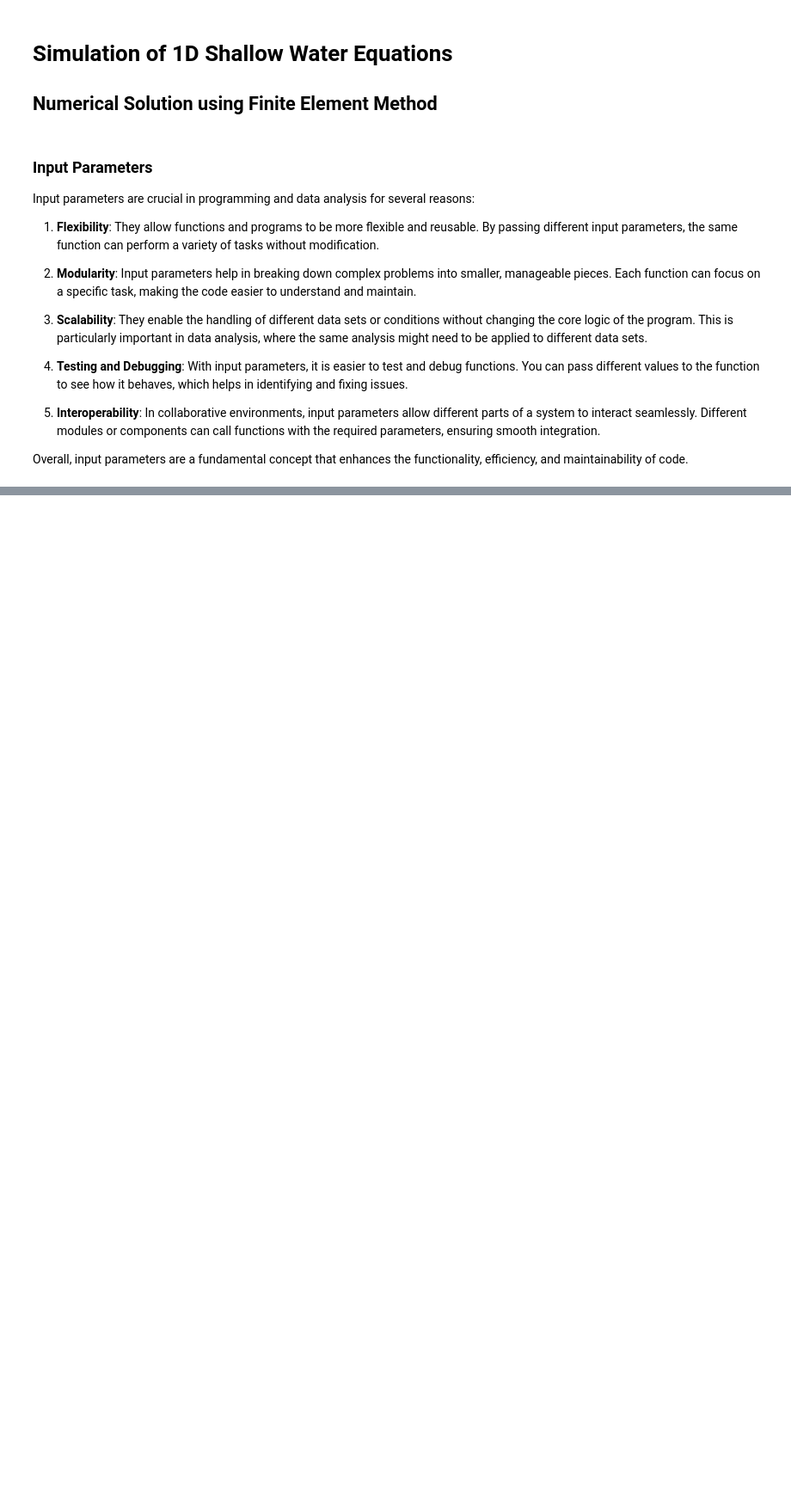
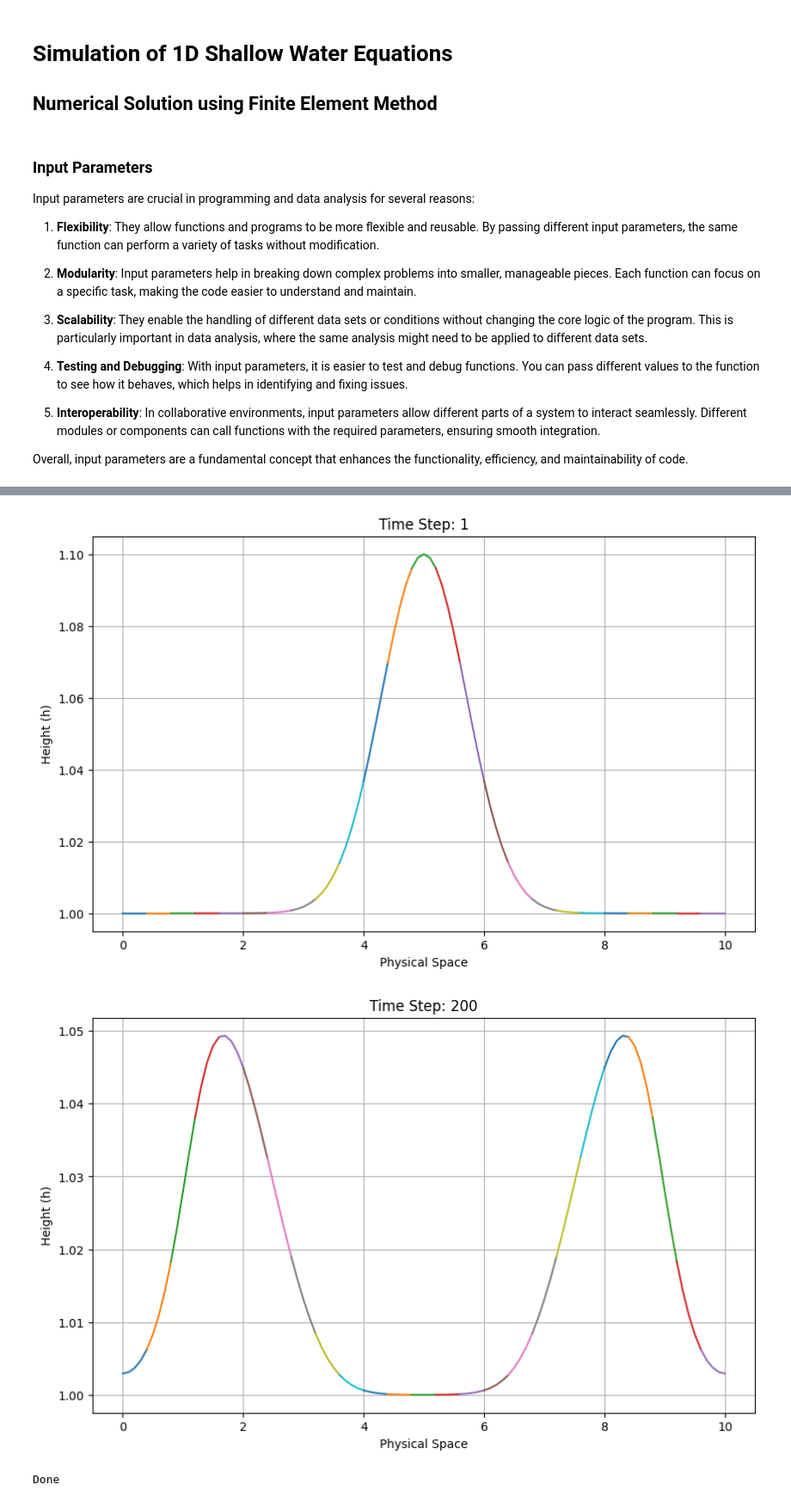
Before and after one commit to erickurquilla1999/1D-Shallow-Water-Equation, a Jupyter notebook: main.ipynb, the cells around one changed output, grey strips where cells are left out. Shown at 86% size. Cells and saved outputs as stored; diff of their text form; code cells hidden in the pictures; blank space fills up the shorter version.

Commit message:
Add plots to the time stepping loop

```diff
--- a/main.ipynb
+++ b/main.ipynb
@@ -26,18 +26,18 @@ x_initial = 0 # (m) initial domain coordinate
 x_final = 10 # (m) final domain coordinate
 
 # DG method
-N_elements= 16 # number of elements
-p_basis_order = 2 # lagrange basis order
+N_elements= 25 # number of elements
+p_basis_order = 4 # lagrange basis order
 
 # simulation time
-n_steps = 4000 # number of time steps
-t_limit = 4 # (s) simulation time limit
+n_steps = 200 # number of time steps
+t_limit = 1 # (s) simulation time limit
 
 # Gauss cuadrature
 n_gauss_poins = 20
 
 # plotting setting
-plot_every_steps = 400
+plot_every_steps = 200
 
 # PDE evolution method # 0: euler, 1: rk4
 evolution_method = 1
@@ -121,0 +128,44 @@ Done
+# %%
+
+# evolving in time the PDE
+for number_of_t_step in np.arange(n_steps):
+
+
+    # saving the data
+    if (number_of_t_step+1) % plot_every_steps == 0 or number_of_t_step == 0:
+
+        # print(f'Number of time step : {number_of_t_step+1} / {n_steps}')
+
+        # plotting
+        import matplotlib.pyplot as plt
+
+        plt.figure(figsize=(10, 6))
+        plt.clf()  # Clear the current figure
+        for i in range(N_elements):
+            plt.plot(nodes_coordinates_phys_space[i], h[i], label=f'Element {i}')
+        plt.xlabel('Physical Space')
+        plt.ylabel('Height (h)')
+        plt.title(f'Time Step: {number_of_t_step}')
+        # plt.legend()
+        plt.grid(True)
+        plt.show()
+
+    # If true using euler method
+    if evolution_method==0:
+        h, u = integrator.euler_method( h, u, time_step, element_number, basis_values_at_gauss_quad, basis_values_x_derivative_at_gauss_quad, gauss_weights, element_lengths, basis_values_at_nodes, mass_matrix_inverse)
+
+    # If true using RK4 method
+    if evolution_method==1:
+        h, u = integrator.rk4_method( h, u, time_step, element_number, basis_values_at_gauss_quad, basis_values_x_derivative_at_gauss_quad, gauss_weights, element_lengths, basis_values_at_nodes, mass_matrix_inverse)
+
+    # compute entropy : integral 0.5 * ( g * h**2 + h * u ) dx
+    # entropy = evolve.compute_entropy(element_lengths, gauss_weights, basis_values_at_gauss_quad, h, u)
+
+    # writing data
+    # integrator.write_data_file(nodes_coordinates_phys_space,entropy,h,u,False,number_of_t_step+1, t_limit, n_steps)
+
+print(f'Done')
+# %% [output]
+[figure, added]
+[figure, added]
+Done
```
Also changed, not shown: parts of 3 cells of this notebook.
